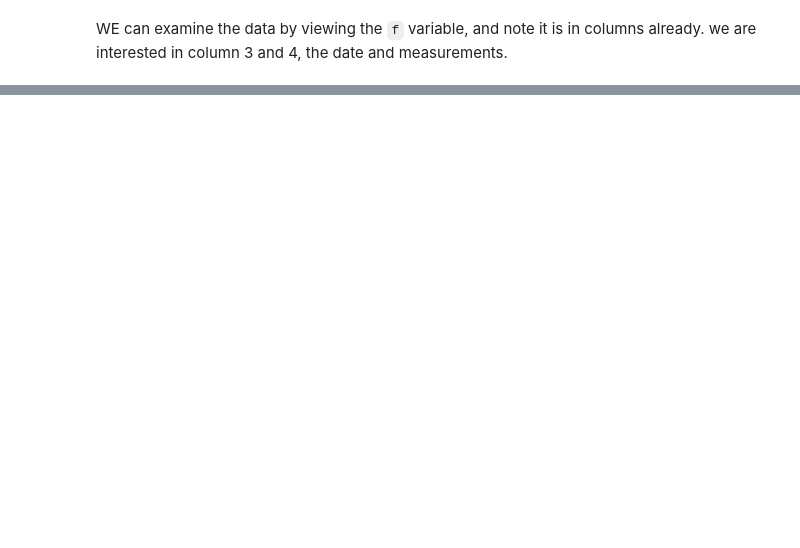
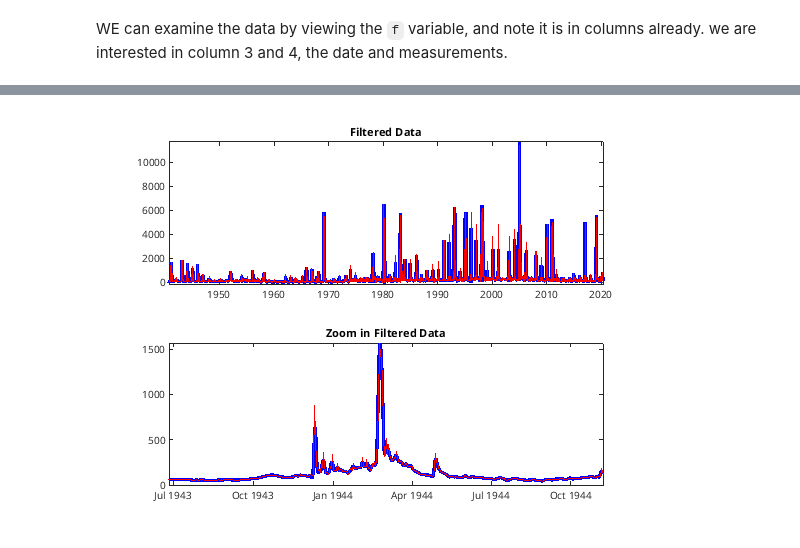
Before and after one commit to tgstone/sio-math-workshop, a Jupyter notebook: docs/source/day2/data_workshop2.ipynb, the cells around one changed output, grey strips where cells are left out. Cells and saved outputs as stored; diff of their text form; code cells hidden in the pictures; blank space fills up the shorter version.

```diff
--- a/docs/source/day2/data_workshop2.ipynb
+++ b/docs/source/day2/data_workshop2.ipynb
@@ -147,0 +202,24 @@ inad = find(isnat(date))
+# %%
+%%
+figure
+cutoff = 1/7;  % (less than weekly )
+T = 1/( datenum(date(2)) - datenum( date(1) ) );
+[B A] = butter(2, cutoff/(0.3*T), 'low');
+
+% Aplly the filt forwards and backwards, to try to prevent phase shifting
+fx = filtfilt(B,A,flow);
+
+
+tiledlayout(2,1)
+nexttile
+plot(date,fx, 'b-', 'LineWidth',3); hold on;
+plot(date, flow, 'r');
+title('Filtered Data');
+
+nexttile
+plot(date,fx, 'b-', 'LineWidth',3); hold on;
+plot(date, flow, 'r');
+title('Zoom in Filtered Data')
+xlim([date(1000) date(1500)]);
+# %% [output]
+[figure, added]
```
Also changed, not shown: parts of 33 cells of this notebook, 1 other file.
